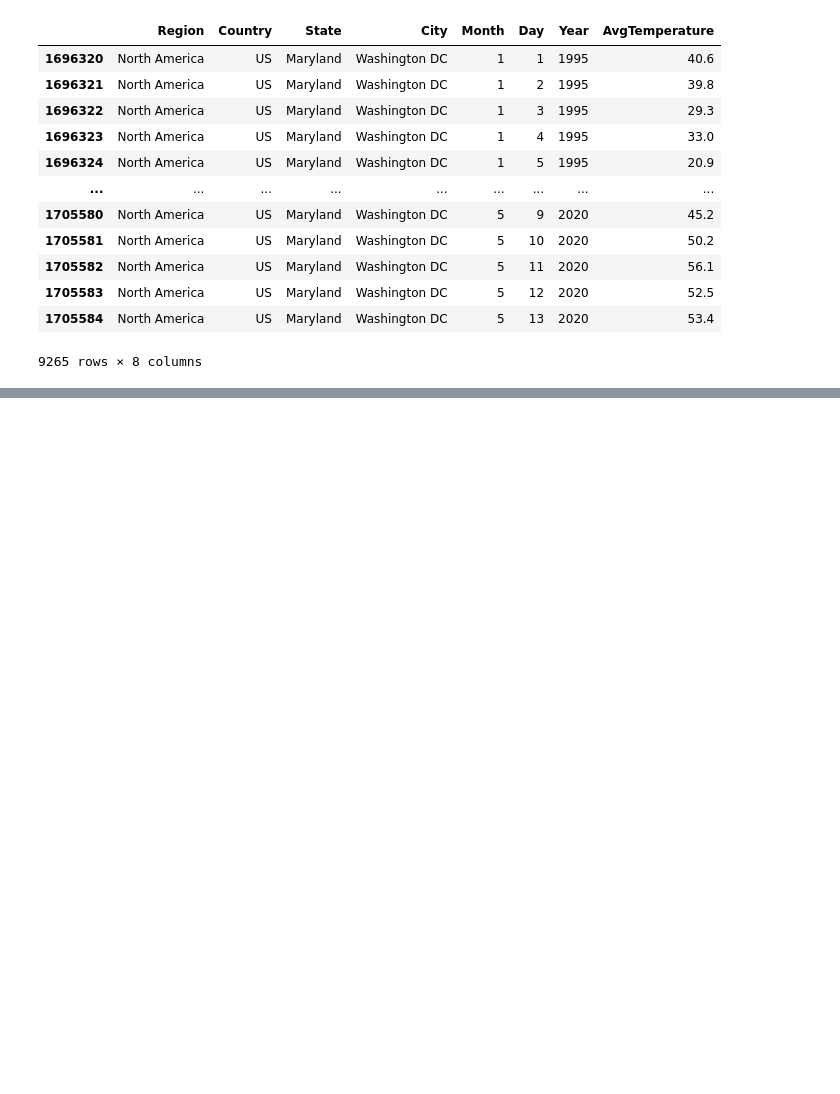
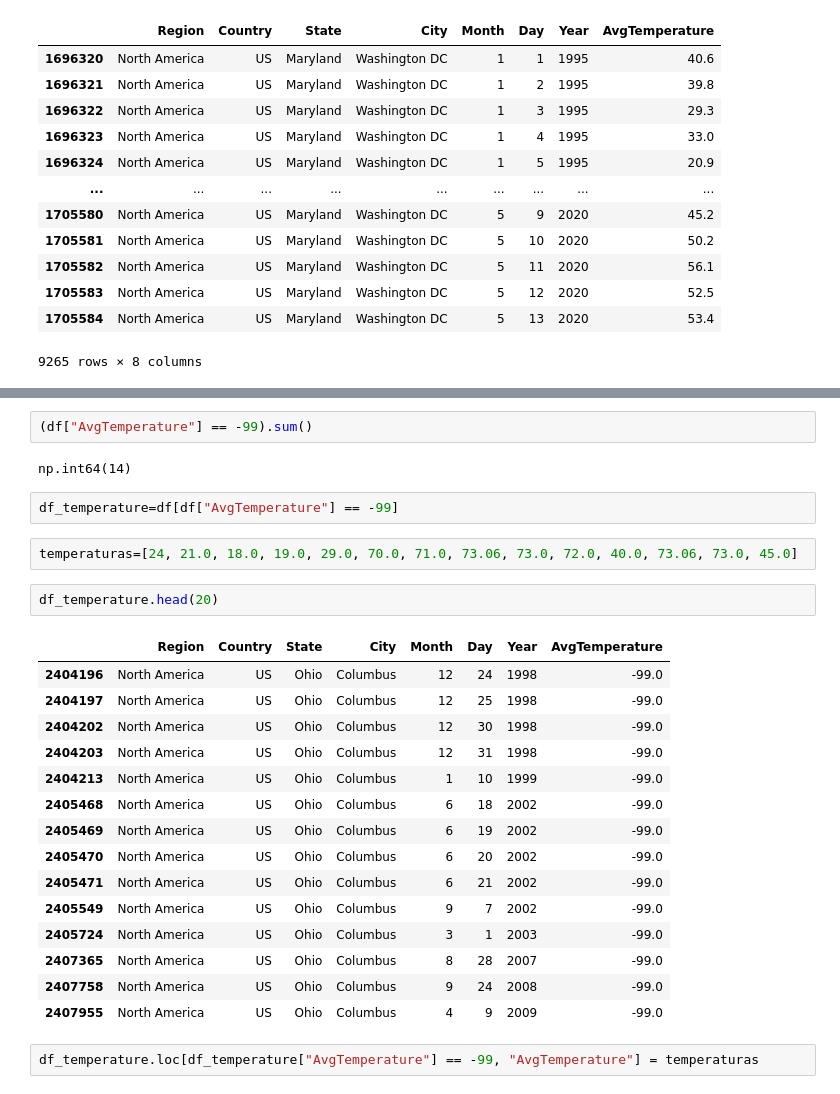
Before and after one commit to juanlopera23/temperature-time-series-analysis, a Jupyter notebook: eda.ipynb, the cells around one changed output, grey strips where cells are left out. Saved outputs shown, nothing was run; the diff lists cells and outputs as text; blank space fills up the shorter version.

```diff
--- a/eda.ipynb
+++ b/eda.ipynb
@@ -235,0 +328,28 @@ df=df_election[(df_election["City"] == "Columbus") & (df_election["State"] == "O
+# %%
+(df["AvgTemperature"] == -99).sum()
+# %% [output]
+np.int64(14)
+# %%
+df_temperature=df[df["AvgTemperature"] == -99]
+# %%
+temperaturas=[24, 21.0, 18.0, 19.0, 29.0, 70.0, 71.0, 73.06, 73.0, 72.0, 40.0, 73.06, 73.0, 45.0]
+# %%
+df_temperature.head(20)
+# %% [output]
+|  | Region | Country | State | City | Month | Day | Year | AvgTemperature |
+| 2404196 | North America | US | Ohio | Columbus | 12 | 24 | 1998 | -99.0 |
+| 2404197 | North America | US | Ohio | Columbus | 12 | 25 | 1998 | -99.0 |
+| 2404202 | North America | US | Ohio | Columbus | 12 | 30 | 1998 | -99.0 |
+| 2404203 | North America | US | Ohio | Columbus | 12 | 31 | 1998 | -99.0 |
+| 2404213 | North America | US | Ohio | Columbus | 1 | 10 | 1999 | -99.0 |
+| 2405468 | North America | US | Ohio | Columbus | 6 | 18 | 2002 | -99.0 |
+| 2405469 | North America | US | Ohio | Columbus | 6 | 19 | 2002 | -99.0 |
+| 2405470 | North America | US | Ohio | Columbus | 6 | 20 | 2002 | -99.0 |
+| 2405471 | North America | US | Ohio | Columbus | 6 | 21 | 2002 | -99.0 |
+| 2405549 | North America | US | Ohio | Columbus | 9 | 7 | 2002 | -99.0 |
+| 2405724 | North America | US | Ohio | Columbus | 3 | 1 | 2003 | -99.0 |
+| 2407365 | North America | US | Ohio | Columbus | 8 | 28 | 2007 | -99.0 |
+| 2407758 | North America | US | Ohio | Columbus | 9 | 24 | 2008 | -99.0 |
+| 2407955 | North America | US | Ohio | Columbus | 4 | 9 | 2009 | -99.0 |
+# %%
+df_temperature.loc[df_temperature["AvgTemperature"] == -99, "AvgTemperature"] = temperaturas
```
Also changed, not shown: parts of 32 cells of this notebook.
